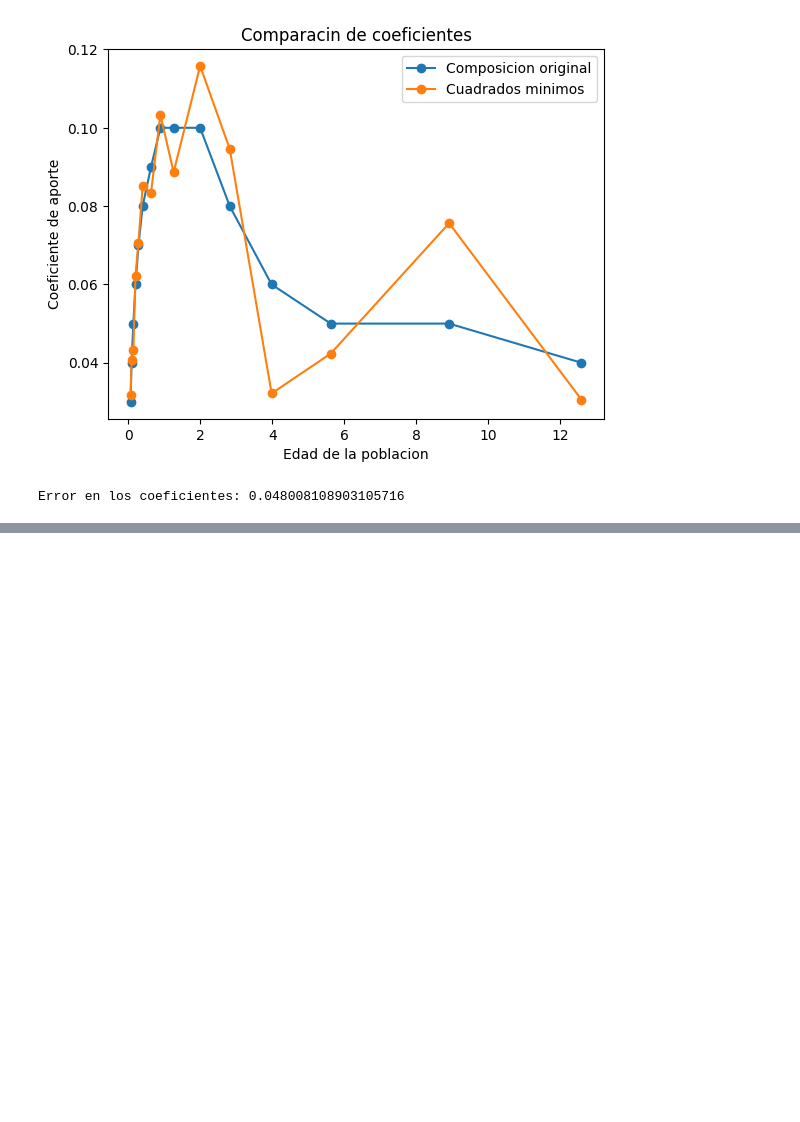
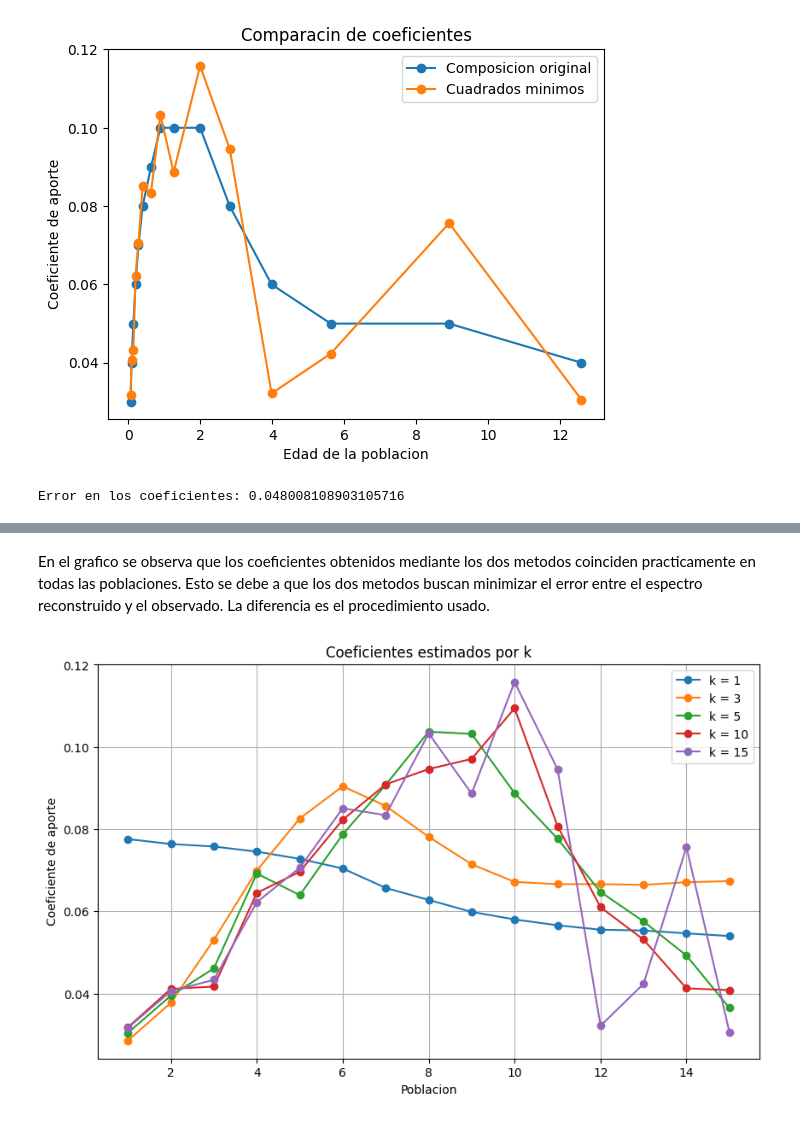
Before and after one commit to SebastianM011/TP2_Metodos, a Jupyter notebook: desarrollo.ipynb, the cells around one changed output, grey strips where cells are left out. Cells and saved outputs as stored; diff of their text form; code cells hidden in the pictures; blank space fills up the shorter version.

```diff
--- a/desarrollo.ipynb
+++ b/desarrollo.ipynb
@@ -159,0 +192,24 @@ Error en los coeficientes: 0.048008108903105716
+# %% [markdown]
+En el grafico se observa que los coeficientes obtenidos mediante los dos metodos coinciden practicamente en todas las poblaciones. Esto se debe a que los dos metodos buscan minimizar el error entre el espectro reconstruido y el observado. La diferencia es el procedimiento usado.
+# %%
+valores_k = [1, 3, 5, 10, 15]
+
+for k in valores_k:
+    A_k = U[:, :k] @ np.diag(s[:k]) @ Vt[:k, :]
+
+    error_A = np.linalg.norm(A_espectros - A_k)
+
+plt.figure(figsize=(10, 6))
+for k in valores_k:
+    S_k_inversa = np.diag(1 / s[:k])
+    x_k = Vt[:k, :].T @ S_k_inversa @ U[:, :k].T @ b
+    plt.plot(range(1, 16), x_k, "o-", label="k = " + str(k))
+
+plt.xlabel("Poblacion")
+plt.ylabel("Coeficiente de aporte")
+plt.title("Coeficientes estimados por k")
+plt.legend()
+plt.grid()
+plt.show()
+# %% [output]
+[figure, added]
```
Also changed, not shown: parts of 5 cells of this notebook.
